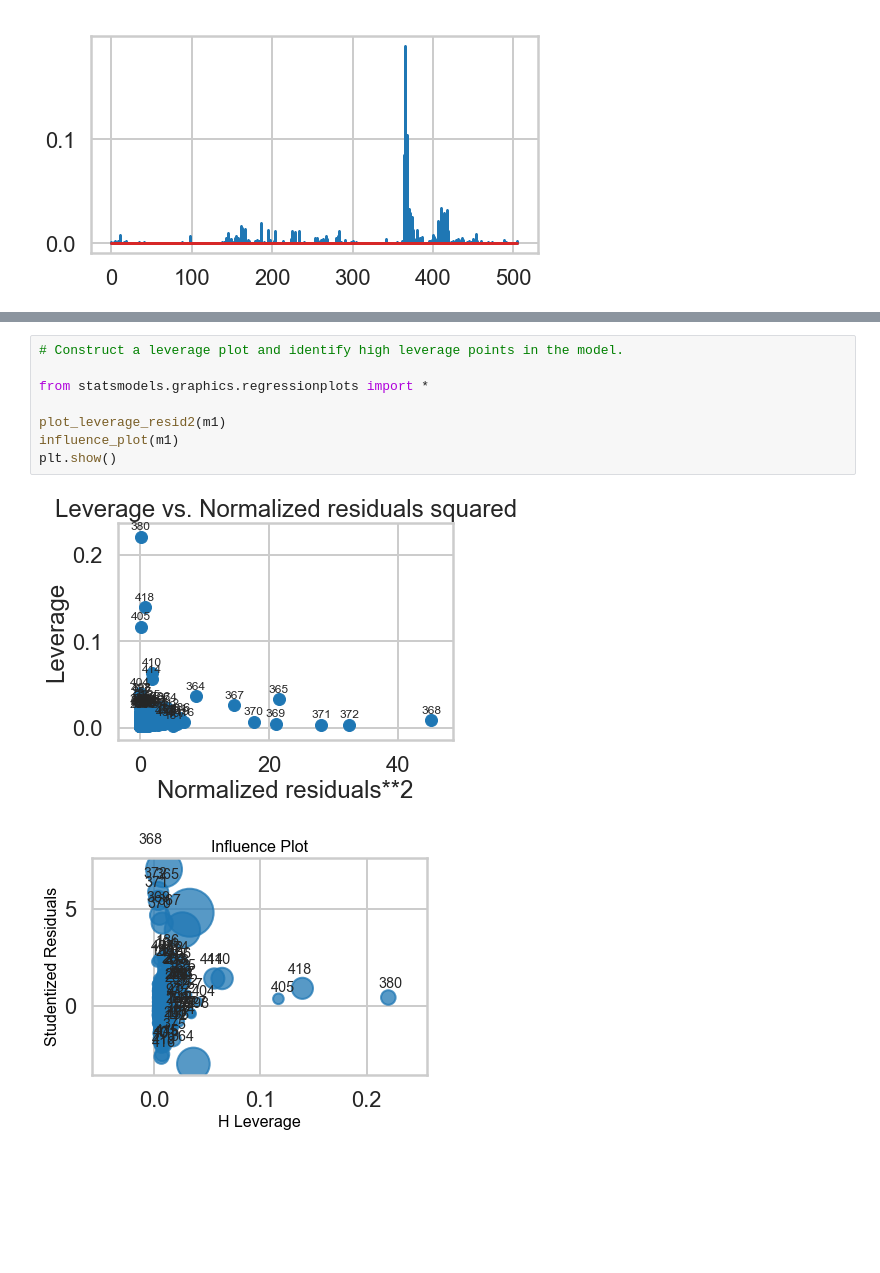
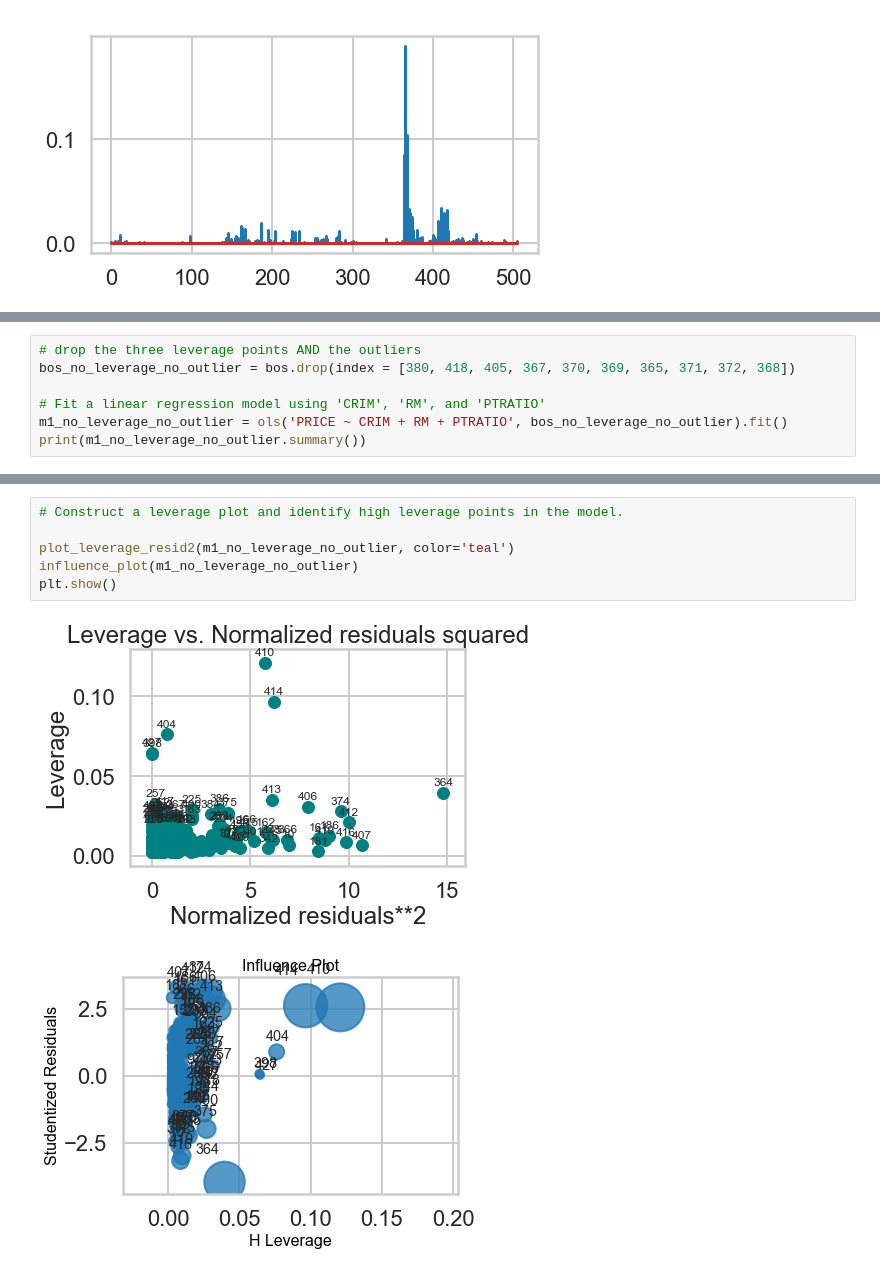
Before and after one commit to lwdee/Springboard, a Jupyter notebook: Linear_Regression_Boston_Housing/Mini_Project_Linear_Regression.ipynb, the cells around one changed output, grey strips where cells are left out. Drawn from its saved outputs; the diff is of its cells as text; blank space fills up the shorter version.

```diff
--- a/Linear_Regression_Boston_Housing/Mini_Project_Linear_Regression.ipynb
+++ b/Linear_Regression_Boston_Housing/Mini_Project_Linear_Regression.ipynb
@@ -1064,0 +1160,7 @@ plt.show()
+# %%
+# drop the three leverage points AND the outliers
+bos_no_leverage_no_outlier = bos.drop(index = [380, 418, 405, 367, 370, 369, 365, 371, 372, 368])
+
+# Fit a linear regression model using 'CRIM', 'RM', and 'PTRATIO'
+m1_no_leverage_no_outlier = ols('PRICE ~ CRIM + RM + PTRATIO', bos_no_leverage_no_outlier).fit()
+print(m1_no_leverage_no_outlier.summary())
@@ -1065,11 +1220,9 @@ plt.show()
 # %%
 # Construct a leverage plot and identify high leverage points in the model.
 
-from statsmodels.graphics.regressionplots import *
-
-plot_leverage_resid2(m1)
-influence_plot(m1)
+plot_leverage_resid2(m1_no_leverage_no_outlier, color='teal')
+influence_plot(m1_no_leverage_no_outlier)
 plt.show()
 # %% [output]
-[figure, old version]
+[figure, new version]
-[figure, old version]
+[figure, new version]
```
Also changed, not shown: parts of 30 cells of this notebook.
